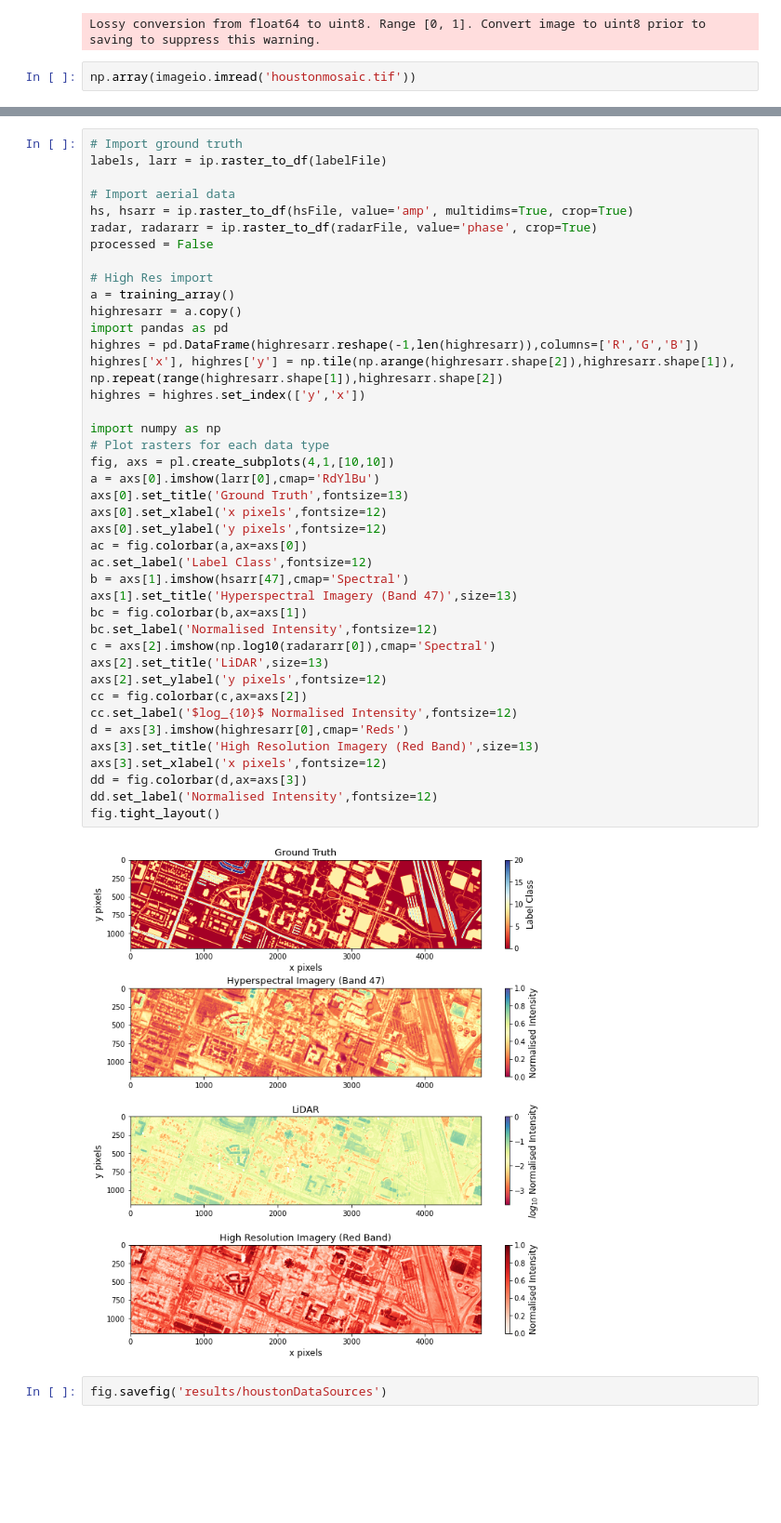
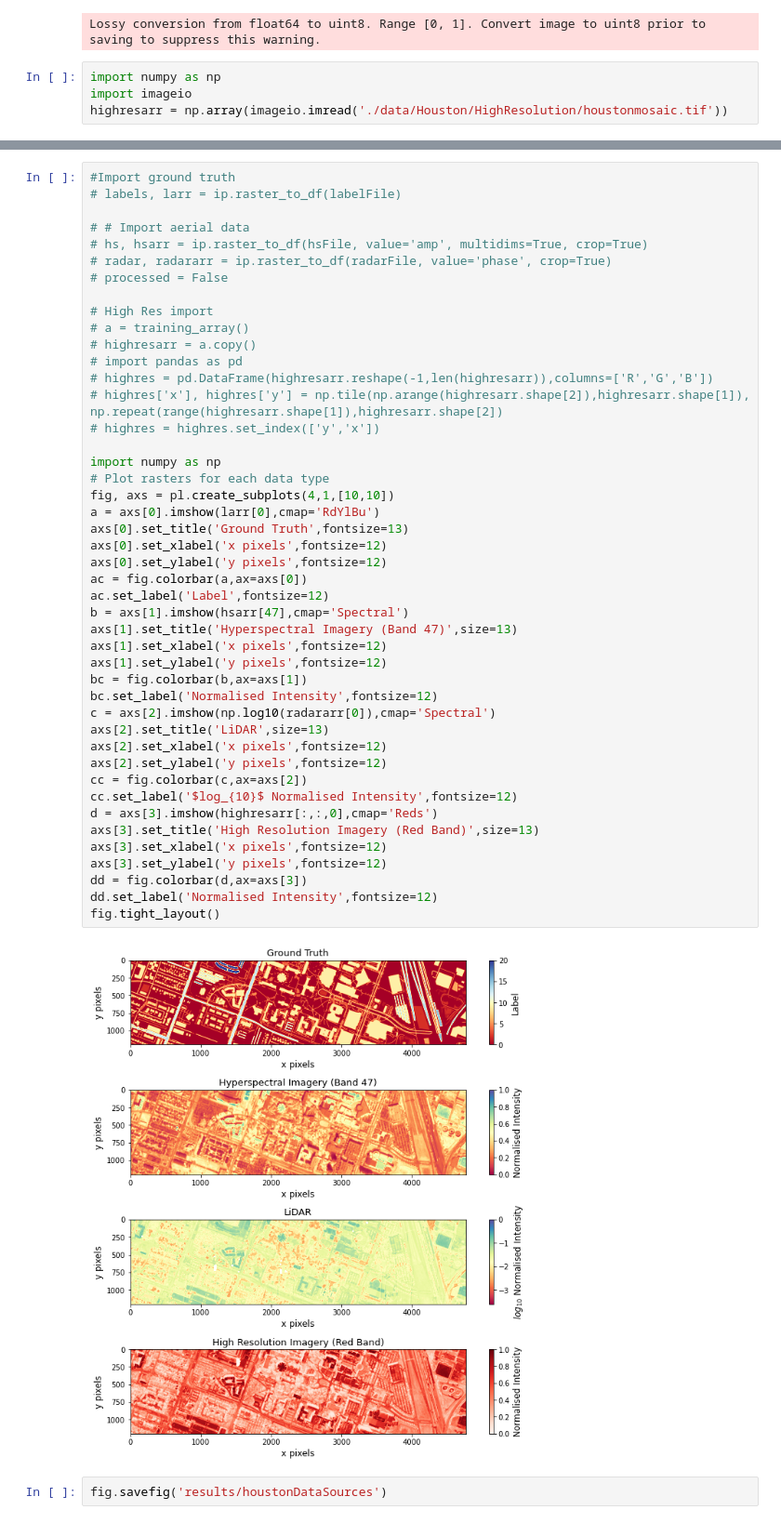
Before and after one commit to luke-scot/damage-assessment, a Jupyter notebook: archive/run_netconf_houston.ipynb, the cells around one changed output, grey strips where cells are left out. Shown at 93% size. Cells and saved outputs as stored; diff of their text form; blank space fills up the shorter version.

```diff
--- a/archive/run_netconf_houston.ipynb
+++ b/archive/run_netconf_houston.ipynb
@@ -139,4 +142,6 @@ imageio.imwrite('houstonmosaic.jpeg',np.dstack((highresarr[0],highresarr[1],high
 # %% [output]
 Lossy conversion from float64 to uint8. Range [0, 1]. Convert image to uint8 prior to saving to suppress this warning.
 # %%
-np.array(imageio.imread('houstonmosaic.tif'))
+import numpy as np
+import imageio
+highresarr = np.array(imageio.imread('./data/Houston/HighResolution/houstonmosaic.tif'))
@@ -161,46 +152,50 @@ array([[[0.93333333, 0.94901961, 0.94901961],
 # %%
-# Import ground truth
-labels, larr = ip.raster_to_df(labelFile)
+#Import ground truth
+# labels, larr = ip.raster_to_df(labelFile)
 
-# Import aerial data
-hs, hsarr = ip.raster_to_df(hsFile, value='amp', multidims=True, crop=True)
-radar, radararr = ip.raster_to_df(radarFile, value='phase', crop=True)
-processed = False
+# # Import aerial data
+# hs, hsarr = ip.raster_to_df(hsFile, value='amp', multidims=True, crop=True)
+# radar, radararr = ip.raster_to_df(radarFile, value='phase', crop=True)
+# processed = False
 
 # High Res import
-a = training_array()
-highresarr = a.copy()
-import pandas as pd
-highres = pd.DataFrame(highresarr.reshape(-1,len(highresarr)),columns=['R','G','B'])
-highres['x'], highres['y'] = np.tile(np.arange(highresarr.shape[2]),highresarr.shape[1]), np.repeat(range(highresarr.shape[1]),highresarr.shape[2])
-highres = highres.set_index(['y','x'])
+# a = training_array()
+# highresarr = a.copy()
+# import pandas as pd
+# highres = pd.DataFrame(highresarr.reshape(-1,len(highresarr)),columns=['R','G','B'])
+# highres['x'], highres['y'] = np.tile(np.arange(highresarr.shape[2]),highresarr.shape[1]), np.repeat(range(highresarr.shape[1]),highresarr.shape[2])
+# highres = highres.set_index(['y','x'])
 
 import numpy as np
 # Plot rasters for each data type
 fig, axs = pl.create_subplots(4,1,[10,10])
 a = axs[0].imshow(larr[0],cmap='RdYlBu')
 axs[0].set_title('Ground Truth',fontsize=13)
 axs[0].set_xlabel('x pixels',fontsize=12)
 axs[0].set_ylabel('y pixels',fontsize=12)
 ac = fig.colorbar(a,ax=axs[0])
-ac.set_label('Label Class',fontsize=12)
+ac.set_label('Label',fontsize=12)
 b = axs[1].imshow(hsarr[47],cmap='Spectral')
 axs[1].set_title('Hyperspectral Imagery (Band 47)',size=13)
+axs[1].set_xlabel('x pixels',fontsize=12)
+axs[1].set_ylabel('y pixels',fontsize=12)
 bc = fig.colorbar(b,ax=axs[1])
 bc.set_label('Normalised Intensity',fontsize=12)
 c = axs[2].imshow(np.log10(radararr[0]),cmap='Spectral')
 axs[2].set_title('LiDAR',size=13)
+axs[2].set_xlabel('x pixels',fontsize=12)
 axs[2].set_ylabel('y pixels',fontsize=12)
 cc = fig.colorbar(c,ax=axs[2])
 cc.set_label('$log_{10}$ Normalised Intensity',fontsize=12)
-d = axs[3].imshow(highresarr[0],cmap='Reds')
+d = axs[3].imshow(highresarr[:,:,0],cmap='Reds')
 axs[3].set_title('High Resolution Imagery (Red Band)',size=13)
 axs[3].set_xlabel('x pixels',fontsize=12)
+axs[3].set_ylabel('y pixels',fontsize=12)
 dd = fig.colorbar(d,ax=axs[3])
 dd.set_label('Normalised Intensity',fontsize=12)
 fig.tight_layout()
 # %% [output]
-[figure, old version]
+[figure, new version]
 # %%
 fig.savefig('results/houstonDataSources')
 # %%
```
Also changed, not shown: parts of 5 cells of this notebook, 22 other files.
